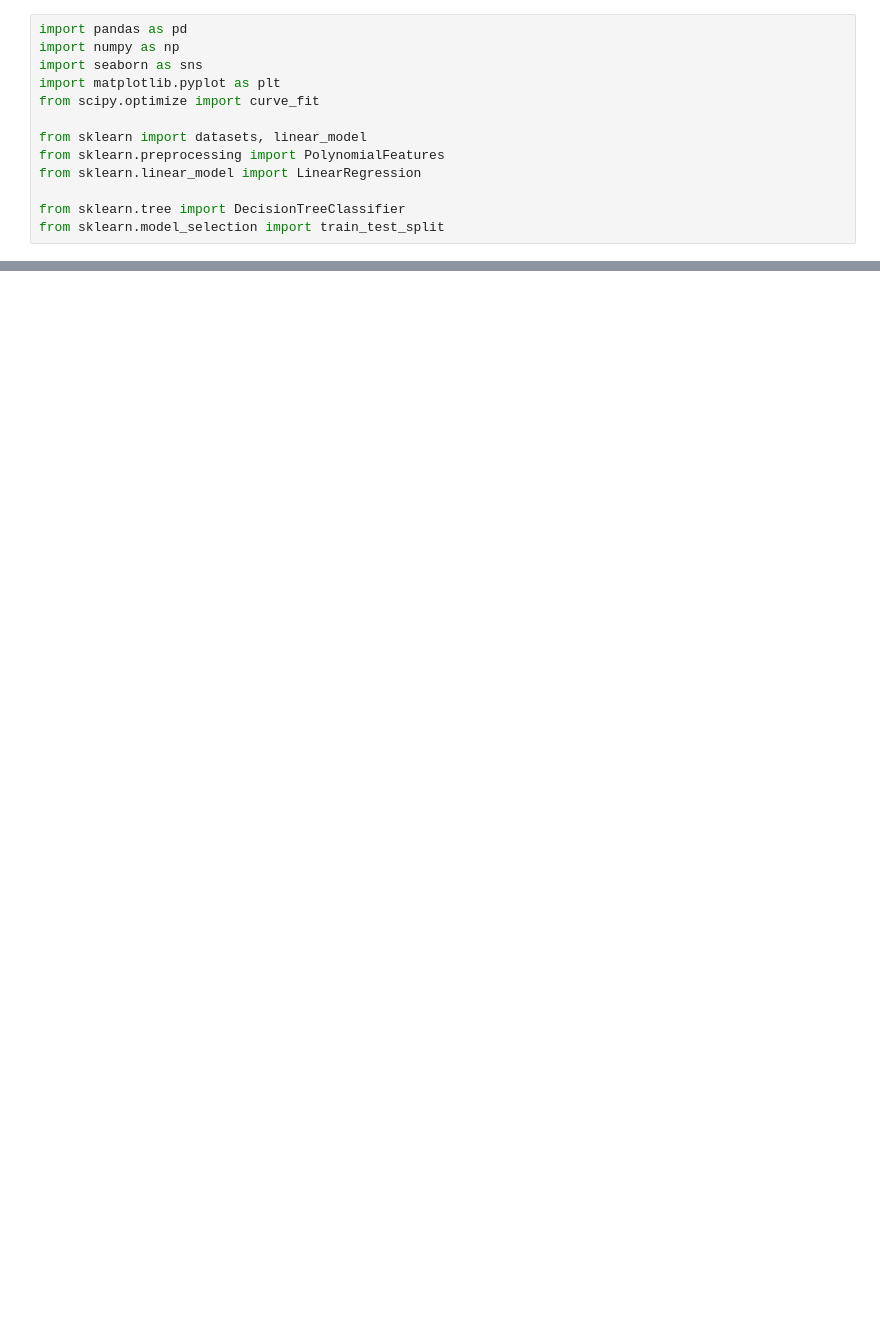
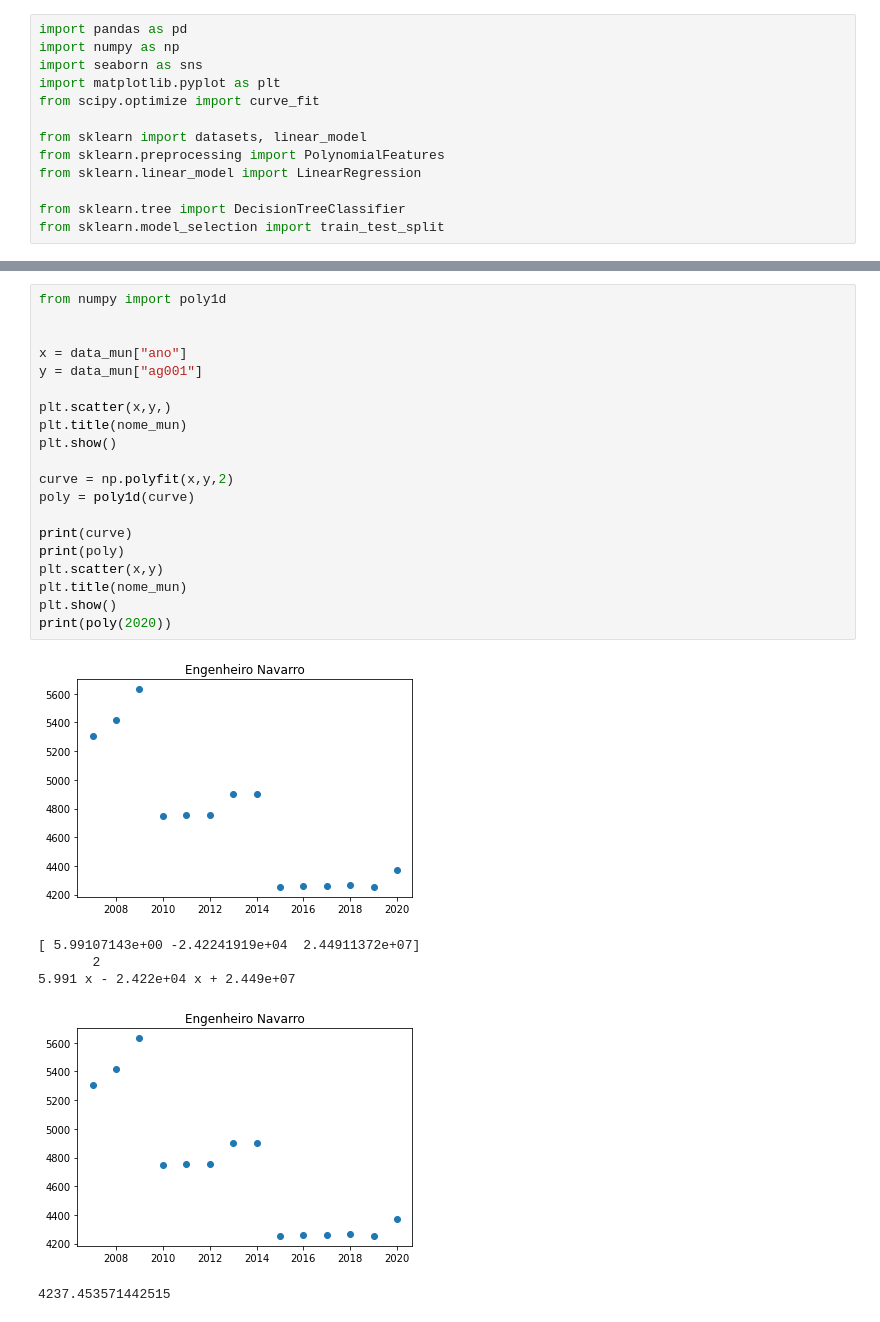
Before and after one commit to dev-torugo/analise_preditiva, a Jupyter notebook: Código/test.ipynb, the cells around one changed output, grey strips where cells are left out. Cells and saved outputs as stored; diff of their text form; blank space fills up the shorter version.

```diff
--- a/Código/test.ipynb
+++ b/Código/test.ipynb
@@ -17,0 +38,27 @@ FileNotFoundError: [Errno 2] No such file or directory: 'database.xlsx'
+# %%
+from numpy import poly1d
+
+
+x = data_mun["ano"]
+y = data_mun["ag001"]
+
+plt.scatter(x,y,)
+plt.title(nome_mun)
+plt.show()
+
+curve = np.polyfit(x,y,2)
+poly = poly1d(curve)
+
+print(curve)
+print(poly)
+plt.scatter(x,y)
+plt.title(nome_mun)
+plt.show()
+print(poly(2020))
+# %% [output]
+[figure, added]
+[ 5.99107143e+00 -2.42241919e+04  2.44911372e+07]
+       2
+5.991 x - 2.422e+04 x + 2.449e+07
+[figure, added]
+4237.453571442515
```
Also changed, not shown: parts of 4 cells of this notebook.
